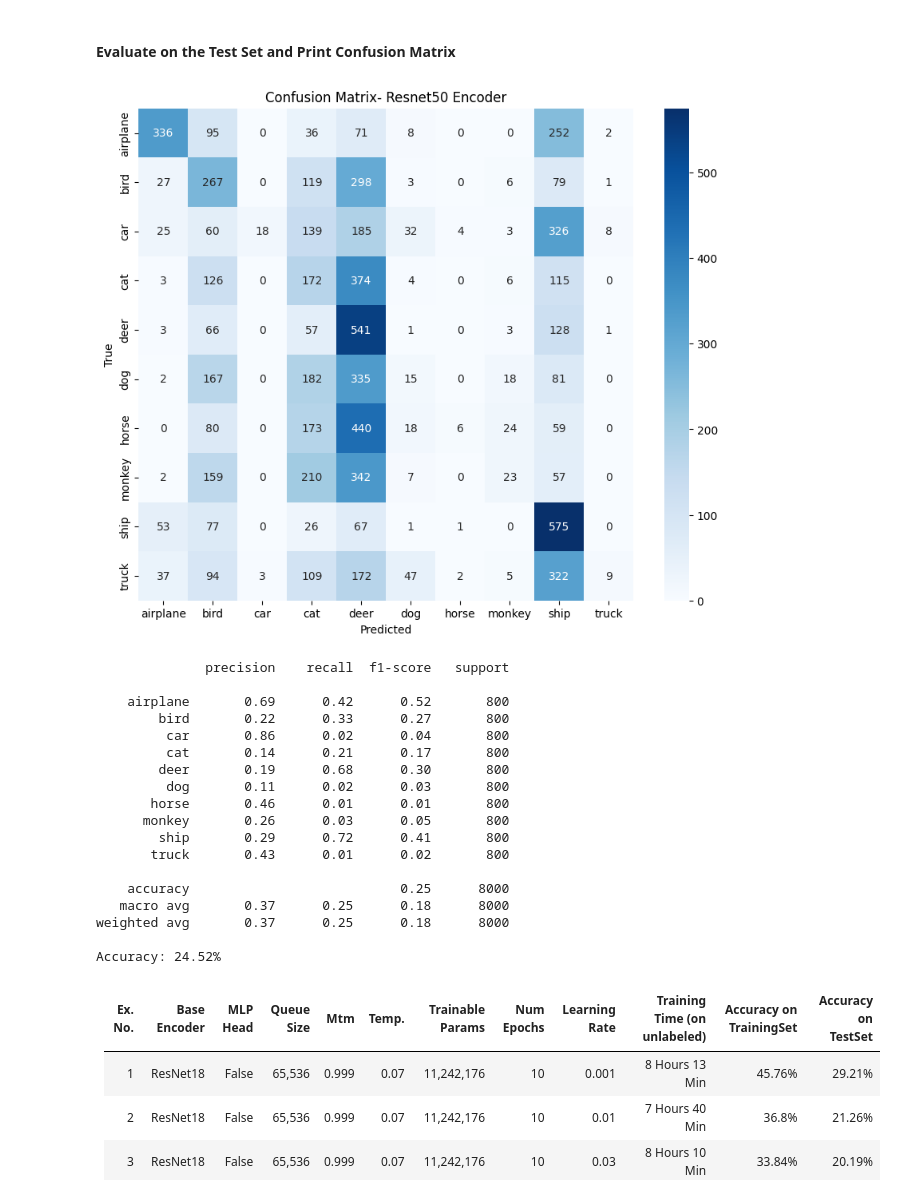
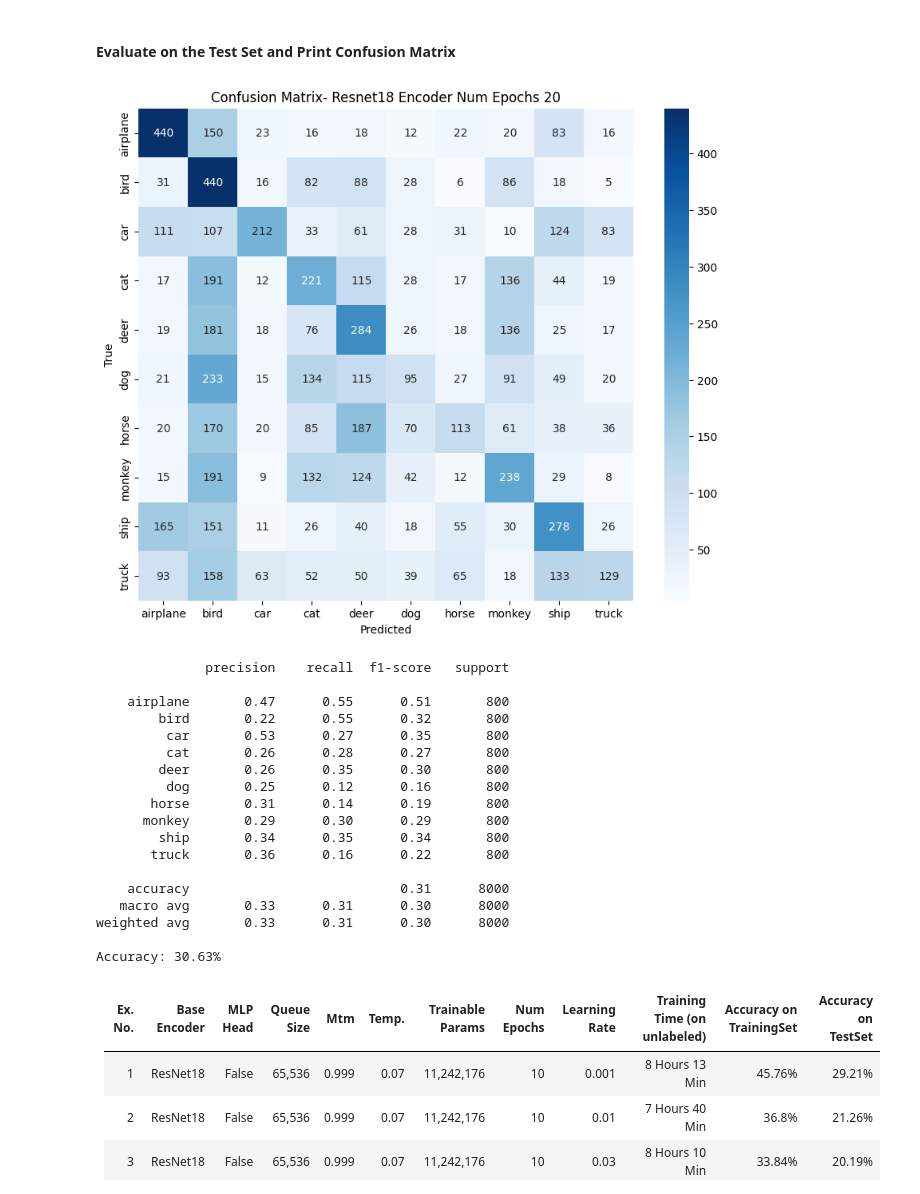
Before and after one commit to k-karna/MoCo_Self_Supervised, a Jupyter notebook: MoCo.ipynb, the cells around one changed output. Drawn from its saved outputs; the diff is of its cells as text; code cells hidden in the pictures.

```diff
--- a/MoCo.ipynb
+++ b/MoCo.ipynb
@@ -66,26 +70,20 @@ show_images(unlabeled_images, nrows=2, ncols=5)
 # %%
 def compute_mean_std(dataset):
     """
-    Compute mean and standard deviation for a dataset.
-
-    Args:
-        dataset: PyTorch dataset (e.g., STL10).
-    Returns:
-        mean (list): Mean for each channel (R, G, B).
-        std (list): Standard deviation for each channel (R, G, B).
+    Compute mean and standard deviation for each channel in the image dataset.
     """
-    mean = torch.zeros(3)  # For R, G, B channels
-    std = torch.zeros(3)   # For R, G, B channels
+    mean = torch.zeros(3)
+    std = torch.zeros(3)
     total_pixels = 0
 
     for image, _ in dataset:
-        image = transforms.ToTensor()(image)  # Convert PIL Image to tensor
-        image = image.view(3, -1)  # Flatten the image to [3, height*width]
-        mean += image.sum(dim=1)   # Sum of pixel values for each channel
-        std += (image ** 2).sum(dim=1)  # Sum of squared pixel values for each channel
+        image = transforms.ToTensor()(image)  # Converting images to tensors
+        image = image.view(3, -1)  # Flattening the image to [3, height*width]
+        mean += image.sum(dim=1)   # getting the sum of pixel values for each channel
+        std += (image ** 2).sum(dim=1)  #getting the sum of squared pixel values for each channel
         total_pixels += image.size(1)
 
-    # Compute the mean and std across the entire dataset
+    # Computing the mean and std across the entire dataset
     mean /= total_pixels
     std = torch.sqrt(std / total_pixels - (mean ** 2))
 
@@ -244,13 +242,13 @@ class MoCo(nn.Module):
 # %% [markdown]
 ### Defining the Base Encoder
 # %%
-def resnet50(num_classes=128):
+def resnet18(num_classes=128):
   """
   creating a resnet18 model with custom output dimension
   Args:
   num_classes (int): Dimension of the output feature vector
   """
-  model = models.resnet50(weights=None)
+  model = models.resnet18(weights=None)
   model.fc = nn.Linear(model.fc.in_features, num_classes)
   return model
 # %% [markdown]
@@ -271,10 +269,10 @@ from torch.optim import Adam
 from tqdm import tqdm
 
 batch_size = 256
-num_epochs = 10
+num_epochs = 20
 learning_rate = 0.001
 momentum = 0.999
-temperature = 0.05
+temperature = 0.07
 queue_size = 65536
 
 #to apply two augmentation to the unlabeled set
@@ -299,7 +297,7 @@ train_loader = DataLoader(train_set, batch_size=256, shuffle=True,collate_fn=col
 unlabeled_loader = DataLoader(unlabeled_set, batch_size=batch_size, shuffle=True,collate_fn=collate_fn)
 
 #Creating the MoCo Model
-model = MoCo(resnet50, dim=128, queue_size = queue_size, momentum = momentum, temperature = temperature)
+model = MoCo(resnet18, dim=128, queue_size = queue_size, momentum = momentum, temperature = temperature)
 criterion = InfoNCE()
 optimizer = Adam(model.parameters(), lr=learning_rate)
 # %%
@@ -480,42 +480,42 @@ for im, labels in tqdm(test_loader):
 # %%
 from sklearn.metrics import confusion_matrix, classification_report, accuracy_score
 import seaborn as sns
 
 
 def plot_confusion_matrix(y_true, y_pred, classes, save_path=None):
     cm = confusion_matrix(y_true, y_pred)
     plt.figure(figsize=(10, 8))
     sns.heatmap(cm, annot=True, fmt="d", cmap="Blues", xticklabels=classes, yticklabels=classes)
     plt.xlabel("Predicted")
     plt.ylabel("True")
-    plt.title("Confusion Matrix- Resnet50 Encoder")
+    plt.title("Confusion Matrix- Resnet18 Encoder Num Epochs 20")
     if save_path:
         plt.savefig(save_path, dpi=300, bbox_inches="tight")
     plt.show()
 
-plot_confusion_matrix(y_true, y_pred, classes=train_set.classes, save_path="confusion_matrix_resnet50.png")
+plot_confusion_matrix(y_true, y_pred, classes=train_set.classes, save_path="confusion_matrix_resnet18_2.png")
 print(classification_report(y_true, y_pred, target_names=train_set.classes))
 print(f"Accuracy: {accuracy_score(y_true, y_pred) * 100:.2f}%")
 # %% [output]
-[figure, old version]
+[figure, new version]
               precision    recall  f1-score   support
 
-    airplane       0.69      0.42      0.52       800
-        bird       0.22      0.33      0.27       800
-         car       0.86      0.02      0.04       800
-         cat       0.14      0.21      0.17       800
-        deer       0.19      0.68      0.30       800
-         dog       0.11      0.02      0.03       800
-       horse       0.46      0.01      0.01       800
-      monkey       0.26      0.03      0.05       800
-        ship       0.29      0.72      0.41       800
-       truck       0.43      0.01      0.02       800
+    airplane       0.47      0.55      0.51       800
+        bird       0.22      0.55      0.32       800
+         car       0.53      0.27      0.35       800
+         cat       0.26      0.28      0.27       800
+        deer       0.26      0.35      0.30       800
+         dog       0.25      0.12      0.16       800
+       horse       0.31      0.14      0.19       800
+      monkey       0.29      0.30      0.29       800
+        ship       0.34      0.35      0.34       800
+       truck       0.36      0.16      0.22       800
 
-    accuracy                           0.25      8000
-   macro avg       0.37      0.25      0.18      8000
-weighted avg       0.37      0.25      0.18      8000
+    accuracy                           0.31      8000
+   macro avg       0.33      0.31      0.30      8000
+weighted avg       0.33      0.31      0.30      8000
 
-Accuracy: 24.52%
+Accuracy: 30.63%
 # %% [markdown]
 
 
```
Also changed, not shown: parts of 6 cells of this notebook, 2 other files.
